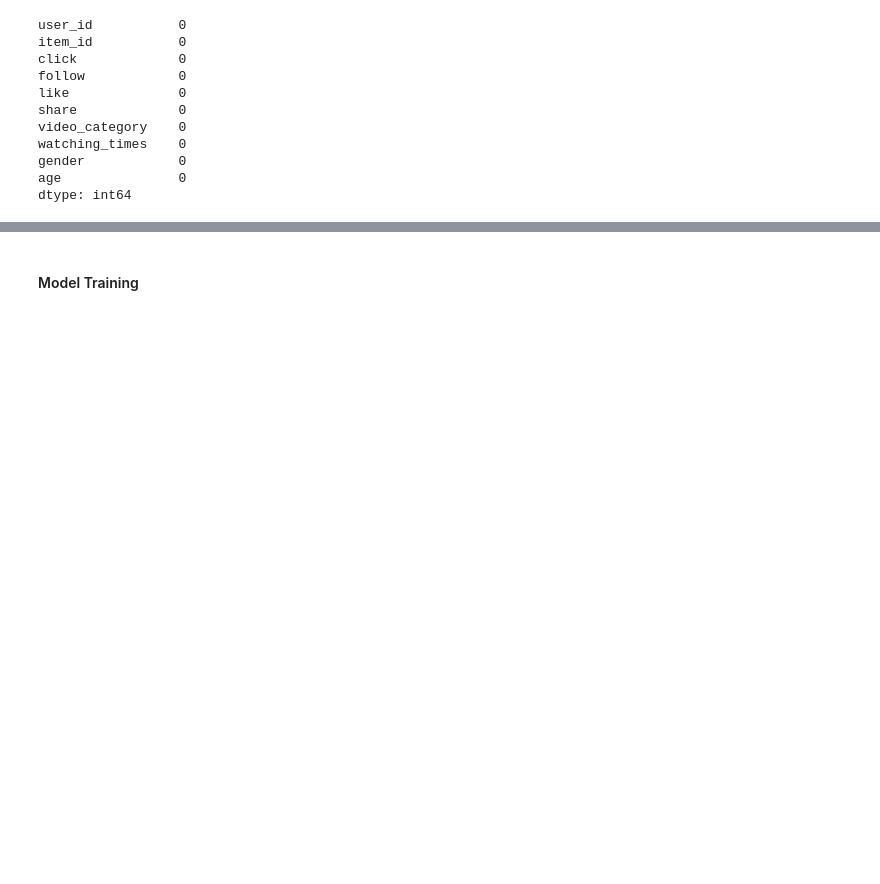
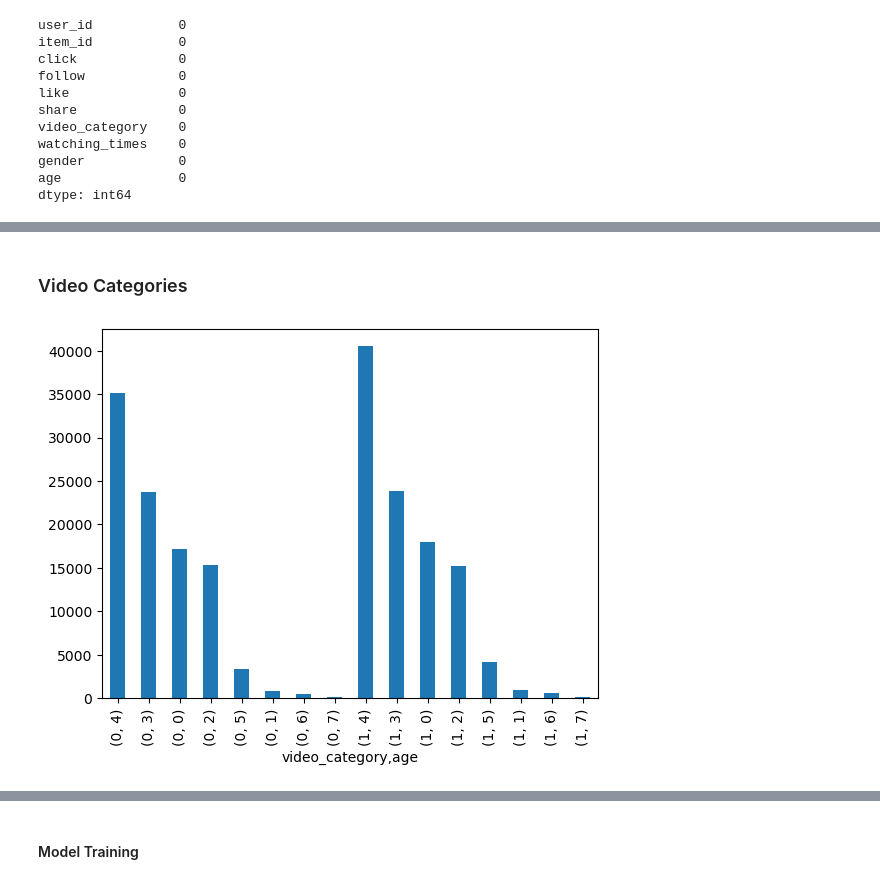
Before and after one commit to YaraElzahy/Tenrec-Session-Base-Recommendation-System, a Jupyter notebook: project.ipynb, the cells around one changed output, grey strips where cells are left out. Saved outputs shown, nothing was run; the diff lists cells and outputs as text; code cells hidden in the pictures; blank space fills up the shorter version.

```diff
--- a/project.ipynb
+++ b/project.ipynb
@@ -99,0 +101,3 @@ So, we will create a new file with this percentage first.
+# %%
+def display_value_counts_between(data, column1, column2):
+    data.groupby(column1)[column2].value_counts().plot.bar()
@@ -309,0 +254,6 @@ If you have access to additional information or if there are any specific patter
+# %% [markdown]
+### Video Categories
+# %%
+display_value_counts_between(data, 'video_category', 'age')
+# %% [output]
+[figure, added]
```
Also changed, not shown: parts of 131 cells of this notebook, 1 other file.
